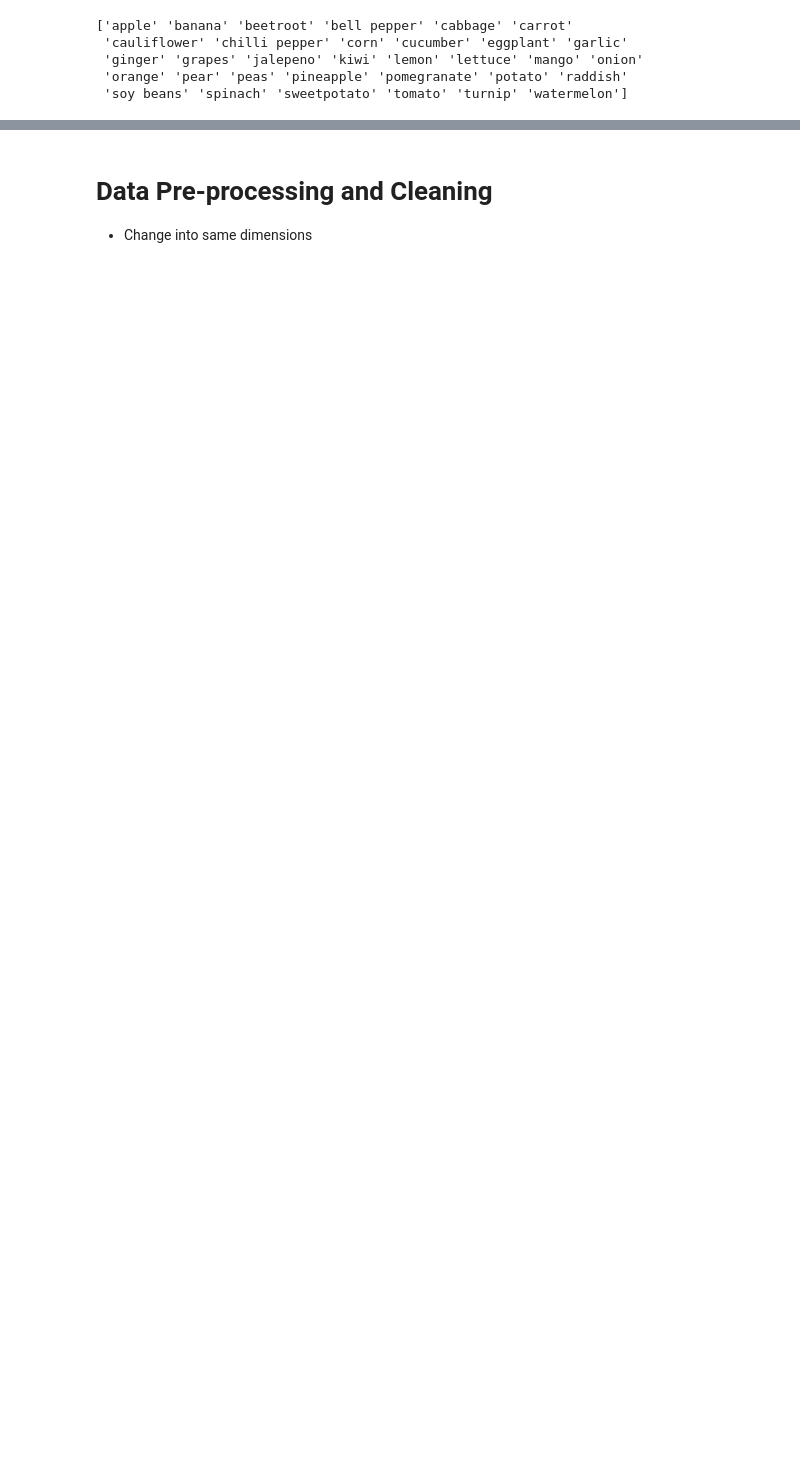
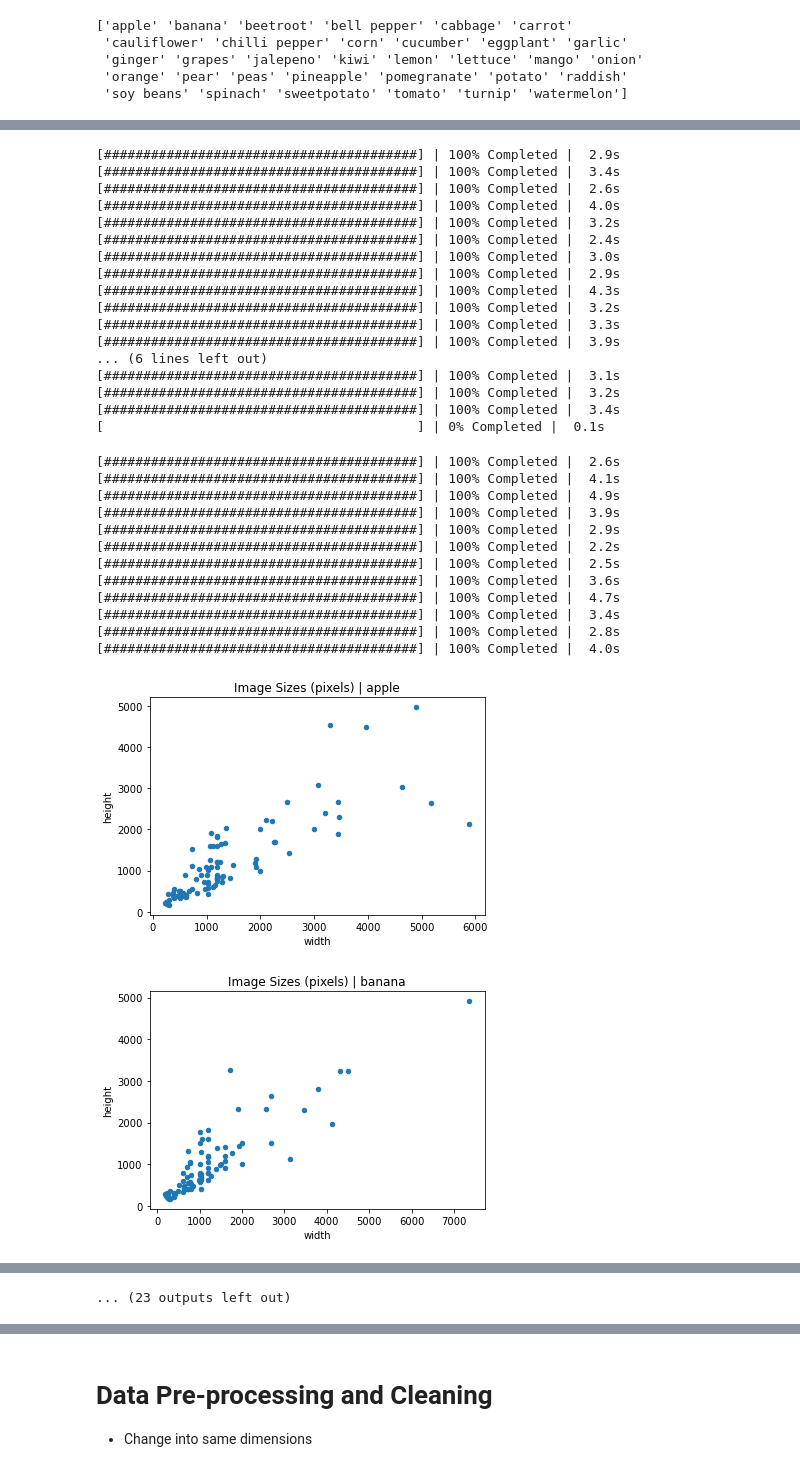
Before and after one commit to PM-cutedogpics/STINTSY-MP, a Jupyter notebook: STINTSY_MP.ipynb, the cells around one changed output, grey strips where cells are left out. Drawn from its saved outputs; the diff is of its cells as text; code cells hidden in the pictures; blank space fills up the shorter version.

```diff
--- a/STINTSY_MP.ipynb
+++ b/STINTSY_MP.ipynb
@@ -94,0 +207,57 @@ for images, labels in train_ds.take(1):
+# %%
+# Distribution of Sizes
+classDirectories = {}
+for label in labels:
+    classDirectories[label] = 'dataset/train/' + label + '/'
+
+def get_dims(file):
+    im = Image.open(file)
+    arr = np.array(im)
+    if (len(arr.shape) == 3):
+        h,w,d = arr.shape
+    else:
+        h,w = arr.shape
+    return h,w
+# %%
+for n,d in classDirectories.items():
+    filepath = d
+    filelist = [filepath + f for f in os.listdir(filepath)]
+    dims = bag.from_sequence(filelist).map(get_dims)
+    with ProgressBar():
+        dims = dims.compute()
+        dim_df = pd.DataFrame(dims, columns=['height', 'width'])
+        sizes = dim_df.groupby(['height', 'width']).size().reset_index().rename(columns={0:'count'})
+        sizes.plot.scatter(x='width', y='height');
+        plt.title('Image Sizes (pixels) | {}'.format(n))
+# %% [output]
+[########################################] | 100% Completed |  2.9s
+[########################################] | 100% Completed |  3.4s
+[########################################] | 100% Completed |  2.6s
+[########################################] | 100% Completed |  4.0s
+[########################################] | 100% Completed |  3.2s
+[########################################] | 100% Completed |  2.4s
+[########################################] | 100% Completed |  3.0s
+[########################################] | 100% Completed |  2.9s
+[########################################] | 100% Completed |  4.3s
+[########################################] | 100% Completed |  3.2s
+[########################################] | 100% Completed |  3.3s
+[########################################] | 100% Completed |  3.9s
+... (6 lines left out)
+[########################################] | 100% Completed |  3.1s
+[########################################] | 100% Completed |  3.2s
+[########################################] | 100% Completed |  3.4s
+[                                        ] | 0% Completed |  0.1s
+[########################################] | 100% Completed |  2.6s
+[########################################] | 100% Completed |  4.1s
+[########################################] | 100% Completed |  4.9s
+[########################################] | 100% Completed |  3.9s
+[########################################] | 100% Completed |  2.9s
+[########################################] | 100% Completed |  2.2s
+[########################################] | 100% Completed |  2.5s
+[########################################] | 100% Completed |  3.6s
+[########################################] | 100% Completed |  4.7s
+[########################################] | 100% Completed |  3.4s
+[########################################] | 100% Completed |  2.8s
+[########################################] | 100% Completed |  4.0s
+[figure, added]
+[figure, added]
@@ -94,0 +272 @@ for images, labels in train_ds.take(1):
+... (23 outputs left out)
```
Also changed, not shown: parts of 37 cells of this notebook.
